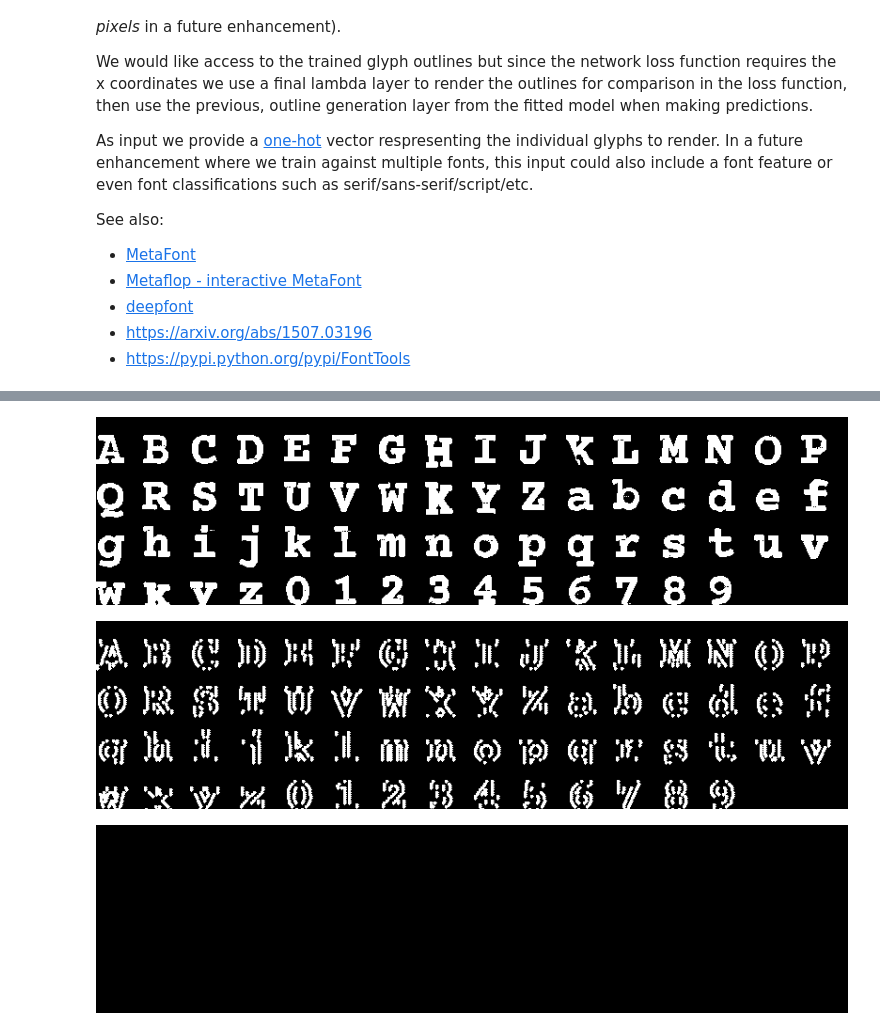
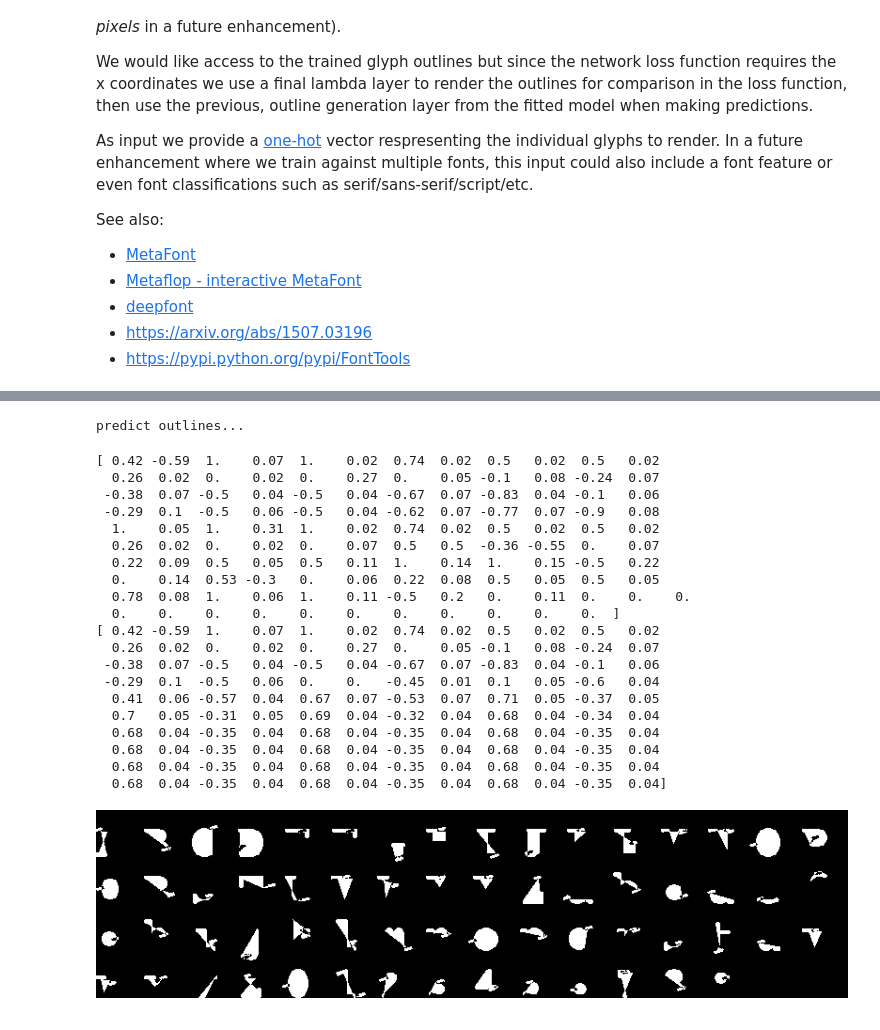
Before and after one commit to terryspitz/ipython_notebooks, a Jupyter notebook: deeperfont.ipynb, the cells around one changed output, grey strips where cells are left out. Saved outputs shown, nothing was run; the diff lists cells and outputs as text; code cells hidden in the pictures.

Commit message:
add LSTM model, still trying to train, even to overfit

```diff
--- a/deeperfont.ipynb
+++ b/deeperfont.ipynb
@@ -274,15 +309,11 @@ outlines_model.output_shape (None, 200)
 # %%
 print('fitting model...')
-epochs=1000
-logs = 'logs/deeper'
+epochs=100
+logs = 'logs/deeperlstm20'
 print('view using:\ntensorboard --logdir='+os.path.abspath('logs'))
 board = TensorBoard(log_dir=logs)#, histogram_freq=10000)
-outlines_model.fit(X, outlines, batch_size=len(glyphs), epochs=epochs, verbose=0, callbacks=[board])
-scores = outlines_model.evaluate(X, outlines, verbose=0)
-print("%s: %.2f%%" % (outlines_model.metrics_names[0], scores[0]*100))
-print("%s: %.2f%%" % (outlines_model.metrics_names[1], scores[1]*100))
-#model.fit(X, xcoords, batch_size=len(glyphs), epochs=1, verbose=0, callbacks=[board])
-scores = model.evaluate(X, xcoords, verbose=0)
+model.fit(inputs2, outputs2, batch_size=batch_size, epochs=epochs, verbose=2, callbacks=[board])
+scores = model.evaluate(inputs2, outputs2, verbose=0)
 print("%s: %.2f%%" % (model.metrics_names[0], scores[0]*100))
 print("%s: %.2f%%" % (model.metrics_names[1], scores[1]*100))
 # %% [output]
@@ -321,14 +323,45 @@ outlines:  [ 0.38 -0.57  1.    0.09  1.    0.01  0.9   0.01  0.68  0.01  0.56  0
-# %%
-display(drawOutlines(outlines_new, cellsize, scheme), drawXYs(xcoords_new, ygrid, cellsize))
-# %% [output]
-[figure, removed]
-[figure, removed]
+# %%
+print('predict outlines...')
+newoutlines = np.zeros_like(outlines)
+for g in range(len(glyphs)):
+    newoutput = np.zeros_like(outlines[g])
+    newoutput[0:timesteps] = outlines[g][0:timesteps] #start with existing
+    for i in range(batch_size):
+        newoutput[i+timesteps+1] = np.reshape(model.predict(np.reshape(newoutput[i:i+timesteps], (1, timesteps, 2)), verbose=0), (2))
+    newoutlines[g] = newoutput
+# %% [output]
+predict outlines...
+# %%
+#print(np.concatenate((outlines[0], outlines[2]), axis=1))
+print(np.reshape(outlines[1,0:60],(-1)))
+print(np.reshape(newoutlines[1,0:60], (-1)))
+drawOutlines(np.reshape(newoutlines,(len(glyphs),-1)), cellsize, scheme)
+# %% [output]
+[ 0.42 -0.59  1.    0.07  1.    0.02  0.74  0.02  0.5   0.02  0.5   0.02
+  0.26  0.02  0.    0.02  0.    0.27  0.    0.05 -0.1   0.08 -0.24  0.07
+ -0.38  0.07 -0.5   0.04 -0.5   0.04 -0.67  0.07 -0.83  0.04 -0.1   0.06
+ -0.29  0.1  -0.5   0.06 -0.5   0.04 -0.62  0.07 -0.77  0.07 -0.9   0.08
+  1.    0.05  1.    0.31  1.    0.02  0.74  0.02  0.5   0.02  0.5   0.02
+  0.26  0.02  0.    0.02  0.    0.07  0.5   0.5  -0.36 -0.55  0.    0.07
+  0.22  0.09  0.5   0.05  0.5   0.11  1.    0.14  1.    0.15 -0.5   0.22
+  0.    0.14  0.53 -0.3   0.    0.06  0.22  0.08  0.5   0.05  0.5   0.05
+  0.78  0.08  1.    0.06  1.    0.11 -0.5   0.2   0.    0.11  0.    0.    0.
+  0.    0.    0.    0.    0.    0.    0.    0.    0.    0.    0.  ]
+[ 0.42 -0.59  1.    0.07  1.    0.02  0.74  0.02  0.5   0.02  0.5   0.02
+  0.26  0.02  0.    0.02  0.    0.27  0.    0.05 -0.1   0.08 -0.24  0.07
+ -0.38  0.07 -0.5   0.04 -0.5   0.04 -0.67  0.07 -0.83  0.04 -0.1   0.06
+ -0.29  0.1  -0.5   0.06  0.    0.   -0.45  0.01  0.1   0.05 -0.6   0.04
+  0.41  0.06 -0.57  0.04  0.67  0.07 -0.53  0.07  0.71  0.05 -0.37  0.05
+  0.7   0.05 -0.31  0.05  0.69  0.04 -0.32  0.04  0.68  0.04 -0.34  0.04
+  0.68  0.04 -0.35  0.04  0.68  0.04 -0.35  0.04  0.68  0.04 -0.35  0.04
+  0.68  0.04 -0.35  0.04  0.68  0.04 -0.35  0.04  0.68  0.04 -0.35  0.04
+  0.68  0.04 -0.35  0.04  0.68  0.04 -0.35  0.04  0.68  0.04 -0.35  0.04
+  0.68  0.04 -0.35  0.04  0.68  0.04 -0.35  0.04  0.68  0.04 -0.35  0.04]
+[figure, added]
 # %%
 #now, what happens when we predict mixed glyphs?
-mixed_outlines = outlines_model.predict(np.random.random(X.shape), verbose=1)
+mixed_outlines = model.predict(np.random.random(inputs2.shape), verbose=1)
 drawOutlines(mixed_outlines, cellsize, scheme)
-# %% [output]
-[figure, removed]
 # %%
 #what about interpolating between glyphs?  let's try gradually mixing A into B
 #need array [[1, 0, ...], [1, 0.1, ...]]
```
Also changed, not shown: parts of 9 cells of this notebook, 4 other files.
